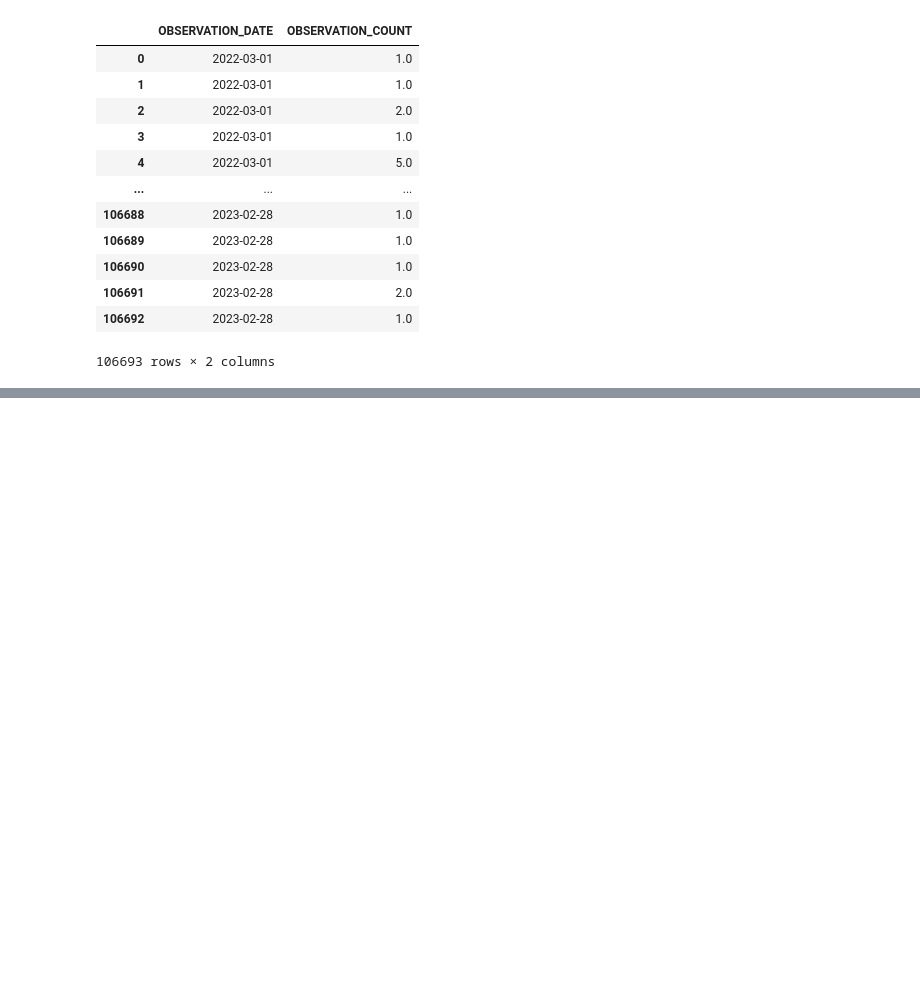
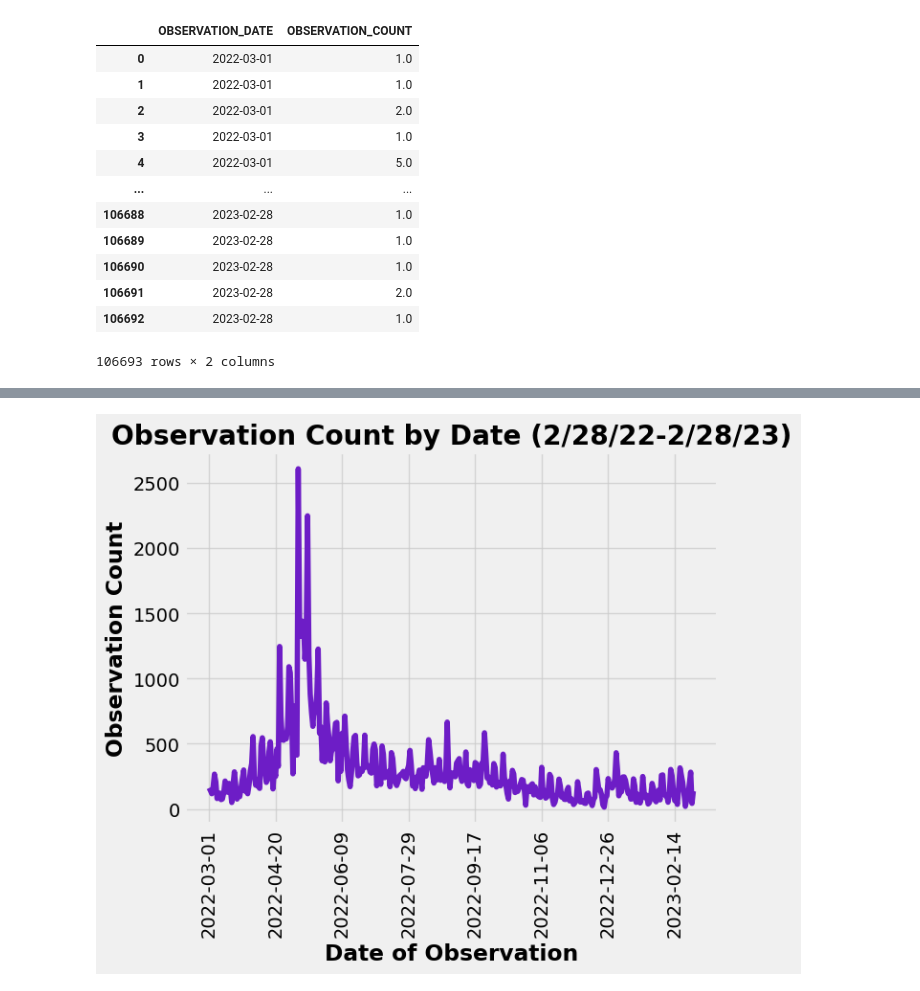
Before and after one commit to jngreco/Bird-Migrations-Project, a Jupyter notebook: bird_alchemy_visualizations.ipynb, the cells around one changed output, grey strips where cells are left out. Drawn from its saved outputs; the diff is of its cells as text; code cells hidden in the pictures; blank space fills up the shorter version.

Commit message:
updated viualization with corect data and labels

```diff
--- a/bird_alchemy_visualizations.ipynb
+++ b/bird_alchemy_visualizations.ipynb
@@ -87,0 +96,13 @@ plt.show()
+# %%
+# Display observations in a Graph
+obs_df = pd.DataFrame(obs)
+obs_df_counts = obs_df['OBSERVATION_DATE'].value_counts().sort_index()
+obs_df_counts.plot(kind='line', x='OBSERVATION_DATE', y='count', color= "#6D1DC6")
+plt.xlabel('Date of Observation', fontweight= "bold")
+plt.xticks(rotation=90)
+plt.ylabel('Observation Count', fontweight= "bold")
+plt.title('Observation Count by Date (2/28/22-2/28/23)', fontweight= "bold")
+plt.grid(alpha=.75)
+plt.show()
+# %% [output]
+[figure, added]
```
Also changed, not shown: parts of 3 cells of this notebook.
